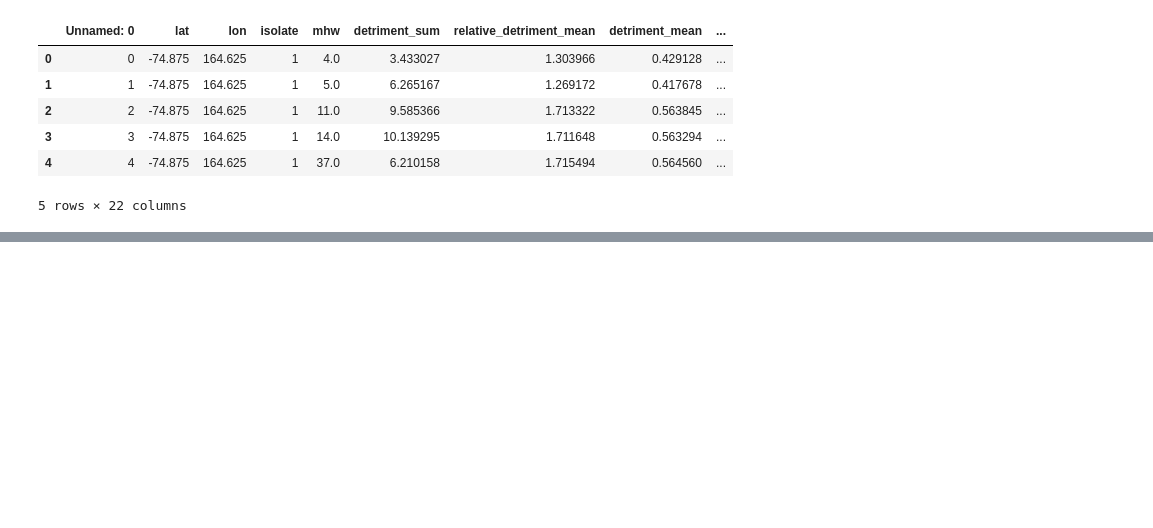
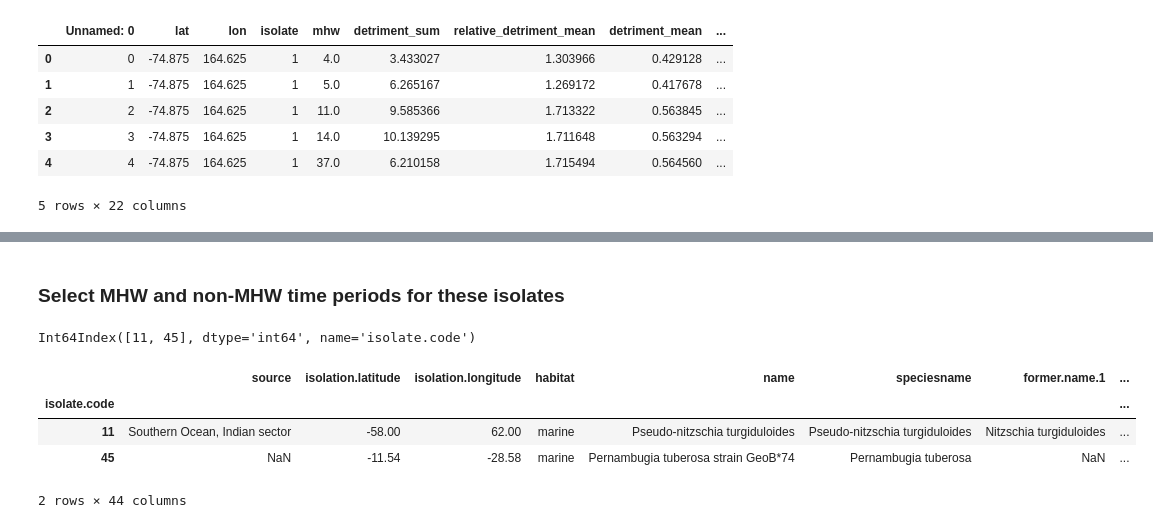
Before and after one commit to HuckleyLab/phyto-mhw, a Jupyter notebook: validation/MODIS/modis.ipynb, the cells around one changed output, grey strips where cells are left out. Cells and saved outputs as stored; diff of their text form; code cells hidden in the pictures; blank space fills up the shorter version.

```diff
--- a/validation/MODIS/modis.ipynb
+++ b/validation/MODIS/modis.ipynb
@@ -74,3 +105,3 @@ Length: 89, dtype: geometry
 landmasses = gpd.read_file("https://naturalearth.s3.amazonaws.com/50m_physical/ne_50m_land.zip", crs='EPSG:4326').to_crs(epsg=3857)
 # %%
-isolate_locations.iloc[isolate_locations.to_crs(epsg=3857).distance(landmasses.cascaded_union).sort_values(ascending=False).head(25).index].plot()
+distances =  isolate_locations.to_crs(epsg=3857).distance(landmasses.cascaded_union).sort_values(ascending=False)
@@ -79,0 +108,2 @@ isolate_locations.iloc[isolate_locations.to_crs(epsg=3857).distance(landmasses.c
+# %%
+plankton['land_distance'] = distances
@@ -79,0 +127,15 @@ isolate_locations.iloc[isolate_locations.to_crs(epsg=3857).distance(landmasses.c
+# %% [markdown]
+### Select MHW and non-MHW time periods for these isolates
+# %%
+chosen_isolates = distant_plankton.head(2).index
+chosen_isolates
+# %% [output]
+Int64Index([11, 45], dtype='int64', name='isolate.code')
+# %%
+plankton.loc[chosen_isolates]
+# %% [output]
+|  | source | isolation.latitude | isolation.longitude | habitat | name | speciesname | former.name.1 | ... |
+| isolate.code |  |  |  |  |  |  |  | ... |
+| 11 | Southern Ocean, Indian sector | -58.00 | 62.00 | marine | Pseudo-nitzschia turgiduloides | Pseudo-nitzschia turgiduloides | Nitzschia turgiduloides | ... |
+| 45 | NaN | -11.54 | -28.58 | marine | Pernambugia tuberosa strain GeoB*74 | Pernambugia tuberosa | NaN | ... |
+2 rows × 44 columns
```
Also changed, not shown: parts of 46 cells of this notebook.
